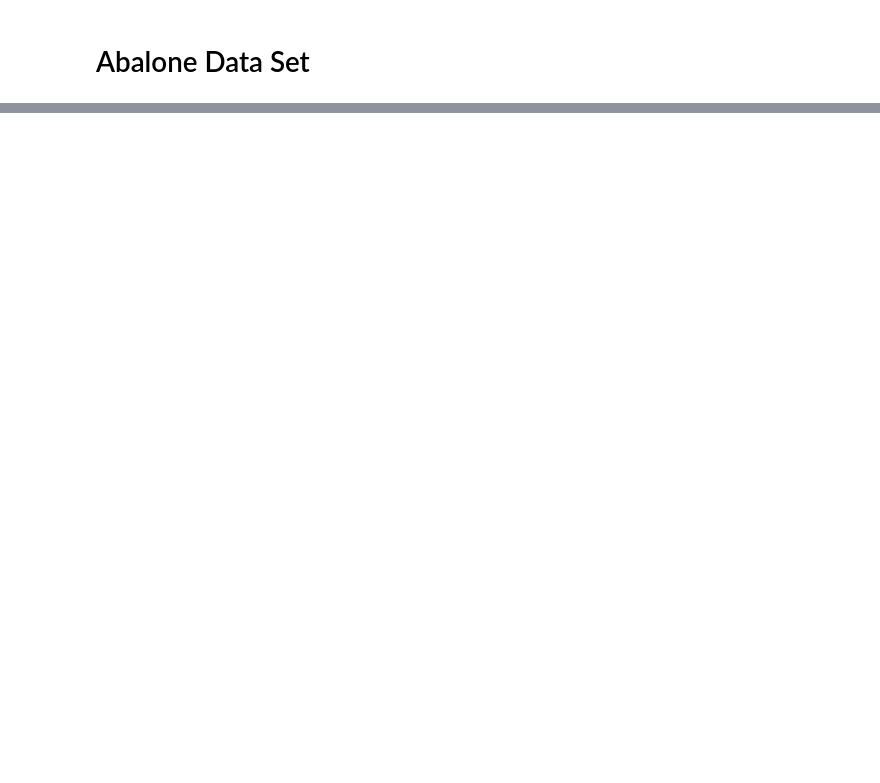
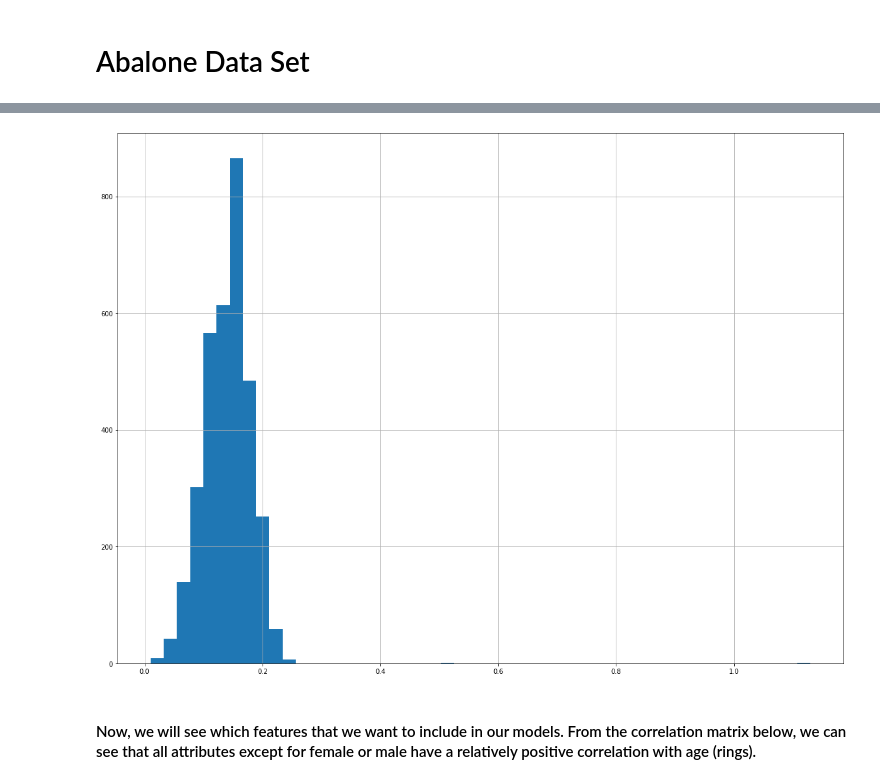
Before and after one commit to ginapark/Machine-Learning, a Jupyter notebook: abalone/Abalone.ipynb, the cells around one changed output, grey strips where cells are left out. Drawn from its saved outputs; the diff is of its cells as text; code cells hidden in the pictures; blank space fills up the shorter version.

```diff
--- a/abalone/Abalone.ipynb
+++ b/abalone/Abalone.ipynb
@@ -341,0 +130,5 @@ print(pred_lin)
+# %%
+train["height"].hist(bins=50, figsize=(20,15))
+train = train[train.height < 0.25]
+train.describe()
+# %% [output]
@@ -341,0 +144,3 @@ print(pred_lin)
+[figure, added]
+# %% [markdown]
+#### Now, we will see which features that we want to include in our models. From the correlation matrix below, we can see that all attributes except for female or male have a relatively positive correlation with age (rings).
```
Also changed, not shown: parts of 67 cells of this notebook.
